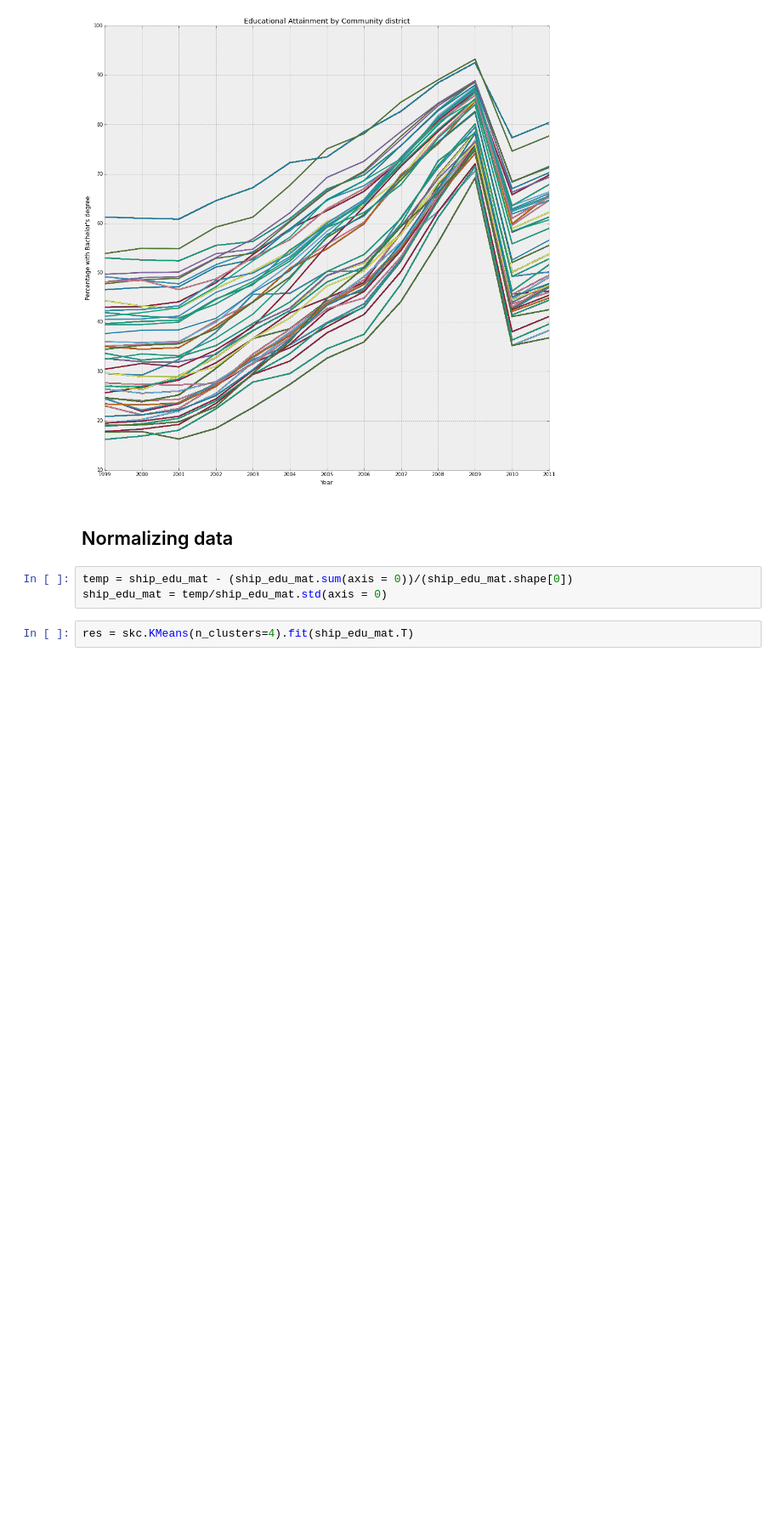
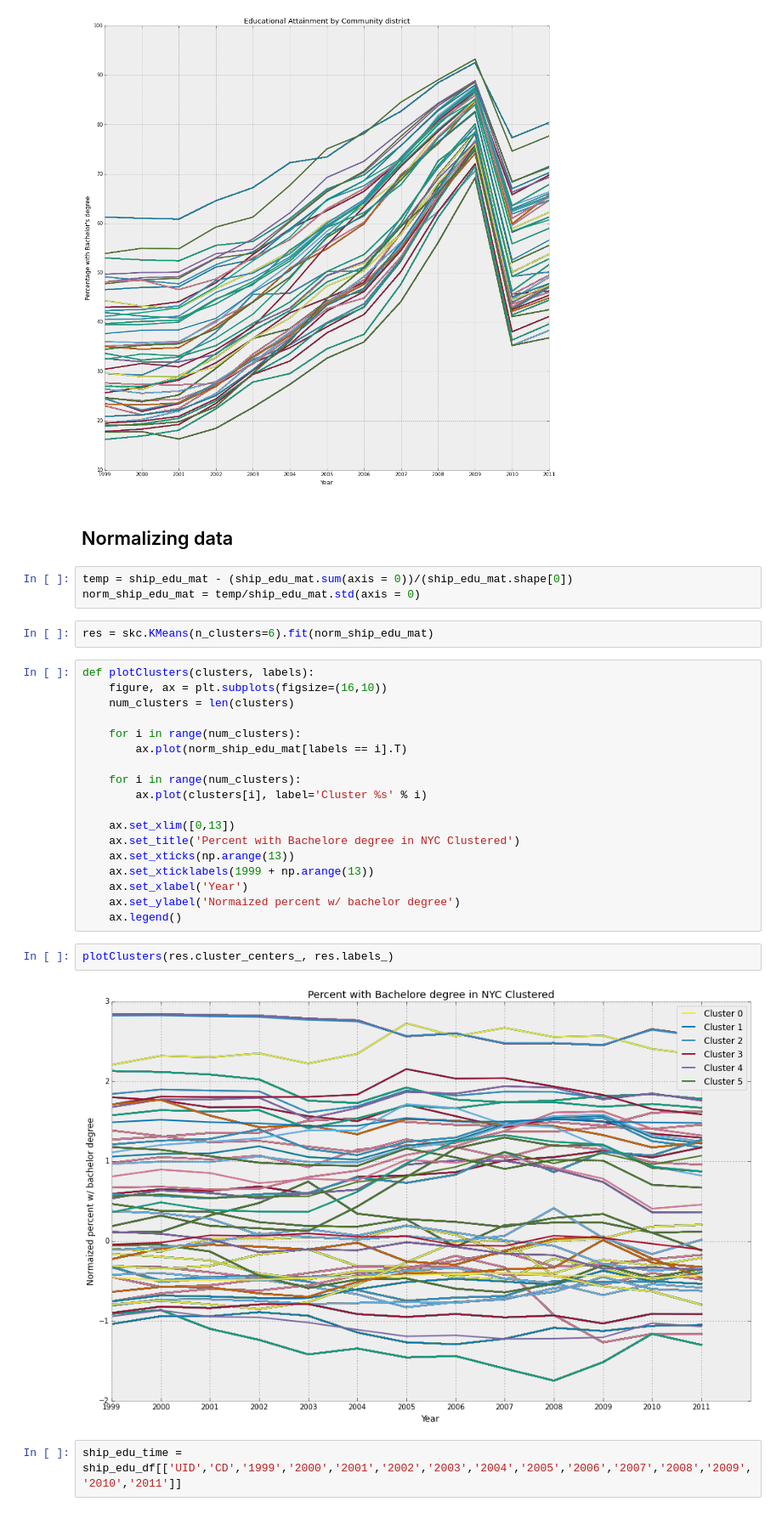
Before and after one commit to fedhere/PUI2015_EC, a Jupyter notebook: vv744_EC/explore_data.ipynb, the cells around one changed output. Shown at 85% size. Drawn from its saved outputs; the diff is of its cells as text; blank space fills up the shorter version.

```diff
--- a/vv744_EC/explore_data.ipynb
+++ b/vv744_EC/explore_data.ipynb
@@ -59,6 +58,30 @@ ax.set_ylabel("Percentage with Bachelor's degree")
 ## Normalizing data
 # %%
 temp = ship_edu_mat - (ship_edu_mat.sum(axis = 0))/(ship_edu_mat.shape[0])
-ship_edu_mat = temp/ship_edu_mat.std(axis = 0)
+norm_ship_edu_mat = temp/ship_edu_mat.std(axis = 0)
 # %%
-res = skc.KMeans(n_clusters=4).fit(ship_edu_mat.T)
+res = skc.KMeans(n_clusters=6).fit(norm_ship_edu_mat)
+# %%
+def plotClusters(clusters, labels):
+    figure, ax = plt.subplots(figsize=(16,10))
+    num_clusters = len(clusters)
+
+    for i in range(num_clusters):
+        ax.plot(norm_ship_edu_mat[labels == i].T)
+
+    for i in range(num_clusters):
+        ax.plot(clusters[i], label='Cluster %s' % i)
+
+    ax.set_xlim([0,13])
+    ax.set_title('Percent with Bachelore degree in NYC Clustered')
+    ax.set_xticks(np.arange(13))
+    ax.set_xticklabels(1999 + np.arange(13))
+    ax.set_xlabel('Year')
+    ax.set_ylabel('Normaized percent w/ bachelor degree')
+    ax.legend()
+# %%
+plotClusters(res.cluster_centers_, res.labels_)
+# %% [output]
+[figure, added]
+# %%
+ship_edu_time = ship_edu_df[['UID','CD','1999','2000','2001','2002','2003','2004','2005','2006','2007','2008','2009','2010','2011']]
```
Also changed, not shown: parts of 9 cells of this notebook.
